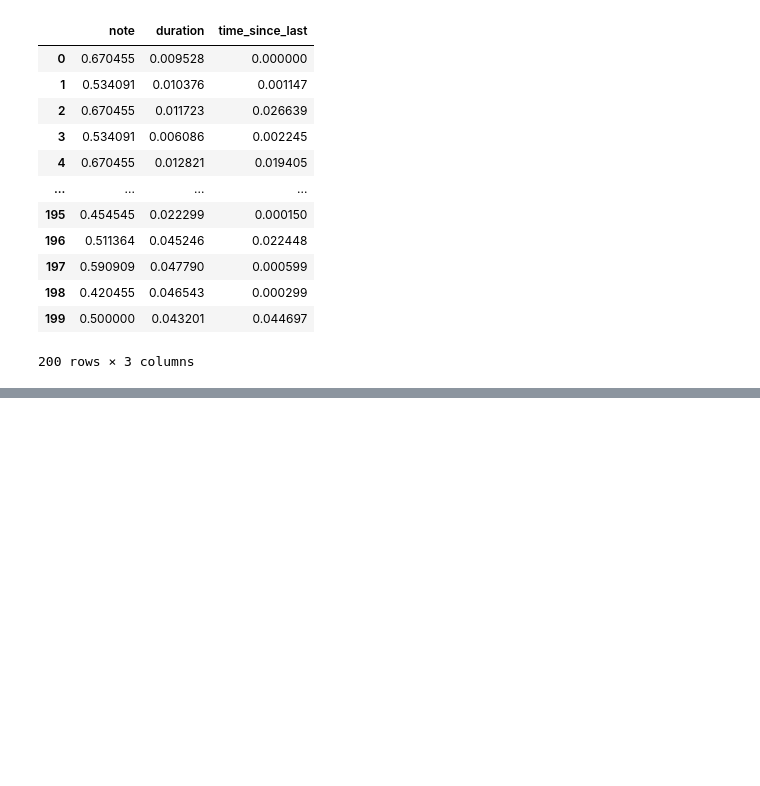
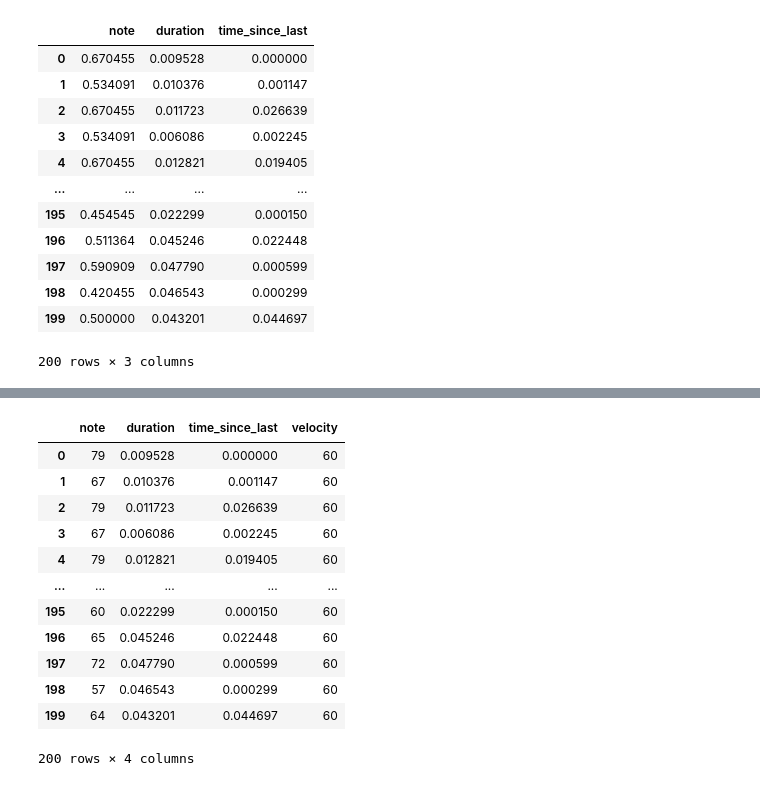
Before and after one commit to jorgeah92/Music_Generative_Adversarial_Network, a Jupyter notebook: Parse MIDI Files Test.ipynb, the cells around one changed output, grey strips where cells are left out. Cells and saved outputs as stored; diff of their text form; code cells hidden in the pictures; blank space fills up the shorter version.

Commit message:
Adding ability to go from np matrix back to a midi file

```diff
--- a/Parse MIDI Files Test.ipynb
+++ b/Parse MIDI Files Test.ipynb
@@ -255,7 +255,8 @@ df_first_200
 # %%
 df_first_200['note'] -= 20
 df_first_200['note'] /= 88
-df_first_200.drop(columns='time_elapsed')
+df_first_200 = df_first_200.drop(columns='time_elapsed')
+df_first_200
 # %% [output]
 |  | note | duration | time_since_last |
 | 0 | 0.670455 | 0.009528 | 0.000000 |
@@ -270,3 +271,10 @@ df_first_200.drop(columns='time_elapsed')
 | 198 | 0.420455 | 0.046543 | 0.000299 |
 | 199 | 0.500000 | 0.043201 | 0.044697 |
 200 rows × 3 columns
+# %%
+# Now we need to go backwards, and create a midi file from the first 200 notes:
+# Can start by reverse scaling the note:
+df_reversed = df_first_200.copy()
+df_reversed['note'] = round(df_reversed['note'] * 88 + 20)  # might want to have something more special than round()
+df_reversed.note = df_reversed.note.astype(int)
+df_reversed
@@ -272,0 +295,17 @@ df_first_200.drop(columns='time_elapsed')
+# %%
+df_reversed['velocity'] = 60  # create a uniform middling velocity
+df_reversed
+# %% [output]
+|  | note | duration | time_since_last | velocity |
+| 0 | 79 | 0.009528 | 0.000000 | 60 |
+| 1 | 67 | 0.010376 | 0.001147 | 60 |
+| 2 | 79 | 0.011723 | 0.026639 | 60 |
+| 3 | 67 | 0.006086 | 0.002245 | 60 |
+| 4 | 79 | 0.012821 | 0.019405 | 60 |
+| ... | ... | ... | ... | ... |
+| 195 | 60 | 0.022299 | 0.000150 | 60 |
+| 196 | 65 | 0.045246 | 0.022448 | 60 |
+| 197 | 72 | 0.047790 | 0.000599 | 60 |
+| 198 | 57 | 0.046543 | 0.000299 | 60 |
+| 199 | 64 | 0.043201 | 0.044697 | 60 |
+200 rows × 4 columns
```
Also changed, not shown: parts of 7 cells of this notebook, 1 other file.
